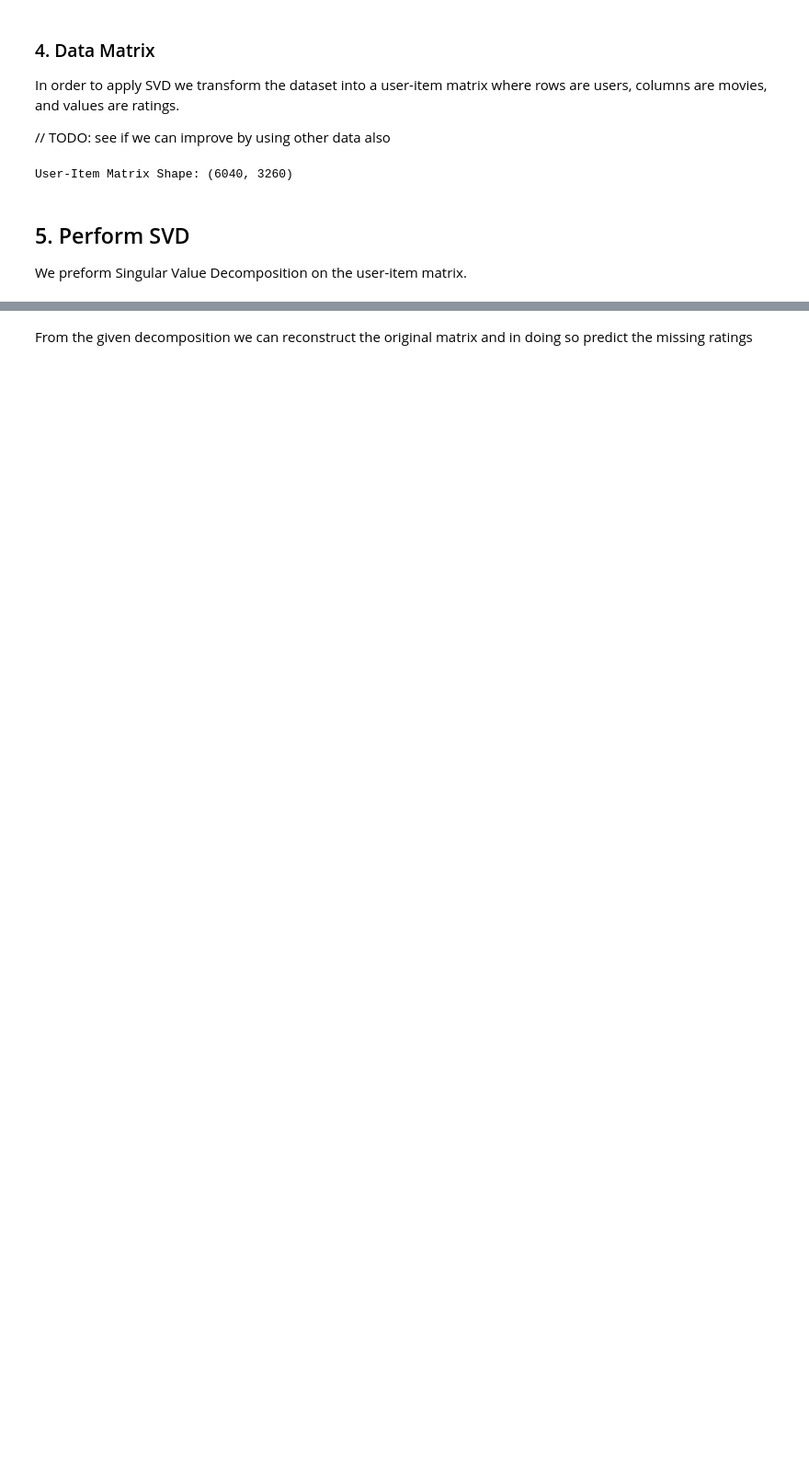
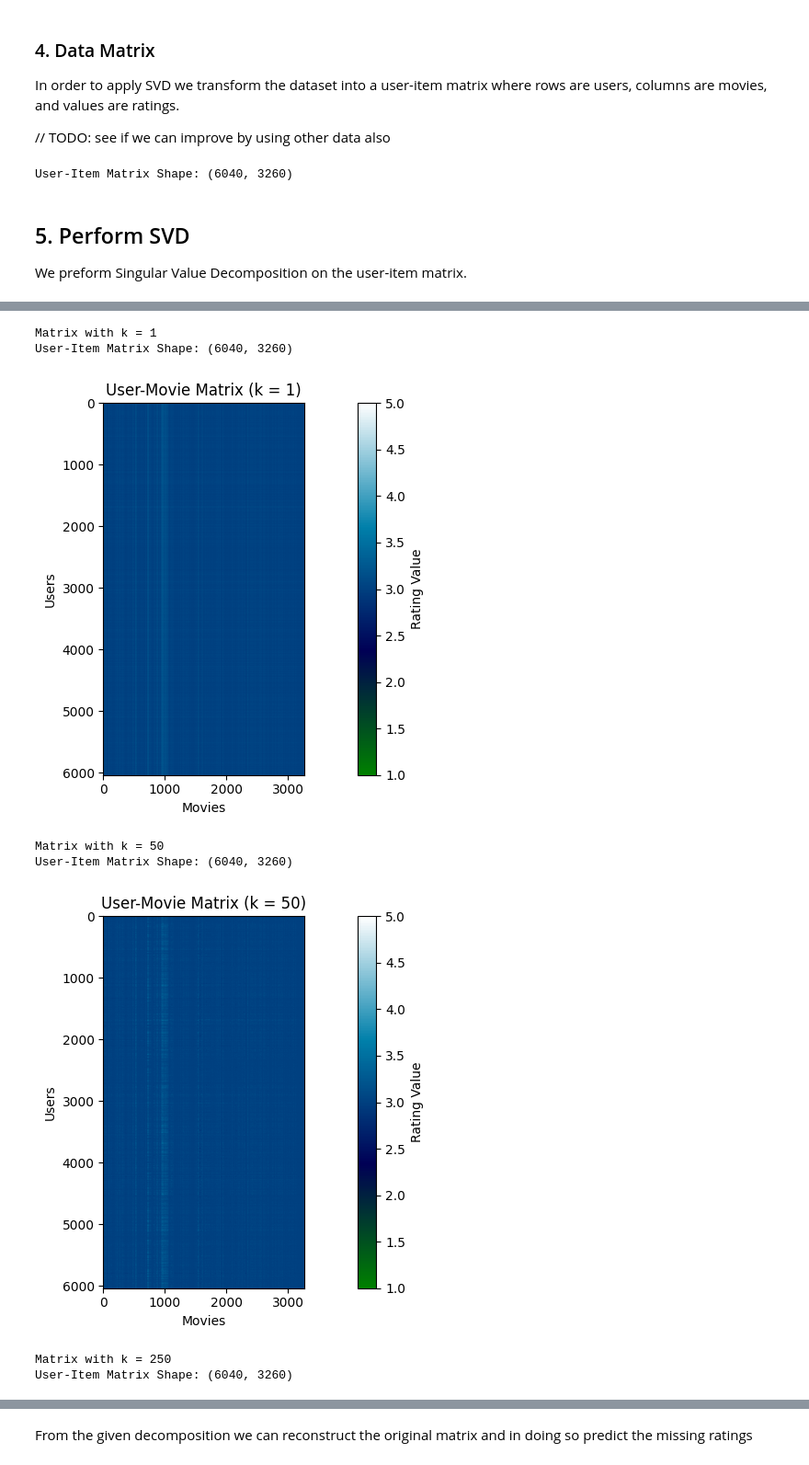
Before and after one commit to d4darius/CA-Homework3, a Jupyter notebook: Maretto_Gosmar_HWSVD.ipynb, the cells around one changed output, grey strips where cells are left out. Shown at 92% size. Drawn from its saved outputs; the diff is of its cells as text; code cells hidden in the pictures; blank space fills up the shorter version.

```diff
--- a/Maretto_Gosmar_HWSVD.ipynb
+++ b/Maretto_Gosmar_HWSVD.ipynb
@@ -251,9 +396,10 @@ def mat_show(mat, K, min_val, max_val):
     # Display the matrix shape
     print(f"Matrix with k = {K}")
     print("User-Item Matrix Shape:", mat.shape)
+    cmap = plt.get_cmap('ocean')
 
     plt.figure(figsize=(12, 5))  # Adjust figsize for a wider plot
-    plt.imshow(mat, cmap='RdBu_r', interpolation='nearest', vmin=min_val, vmax=max_val)  # Set colormap limits
+    plt.imshow(mat, cmap=cmap, vmin=min_val, vmax=max_val)  # Display
     plt.colorbar(label='Rating Value')  # Add a colorbar legend with a label
     plt.title(f'User-Movie Matrix (k = {K})')  # Set the title
     plt.yticks(np.arange(0, mat.shape[0], step=1000))  # Customize y-axis ticks
@@ -368,0 +533,18 @@ def svd_with_shift(A, num_singular_values=1, maxIter=100, relTol=1e-6):
+# %%
+U, S, Vt = svds(matrix, k=10)
+# Sort the singular values in descending order
+sorted_indices = np.argsort(S)[::-1]  # Indices for sorting in descending order
+S = S[sorted_indices]           # Sort singular values
+U = U[:, sorted_indices]                # Reorder columns of U
+Vt = Vt[sorted_indices, :]              # Reorder rows of V^T
+
+start_deflation = time.time()
+U_deflation, S_deflation, Vt_deflation = svd_with_deflation(matrix, num_singular_values=10)
+end_deflation = time.time()
+
+start_shift = time.time()
+U_shift, S_shift, Vt_shift = svd_with_shift(matrix, num_singular_values=10)
+end_shift = time.time()
+
+print(f"Deflation SVD took {end_deflation - start_deflation:.2f} seconds - with MSE: {np.mean((np.diag(S_deflation) - S)**2)}")
+print(f"Shift SVD took {end_shift - start_shift:.2f} seconds - with MSE: {np.mean((np.diag(S_shift) - S)**2)}")
@@ -368,0 +556,15 @@ def svd_with_shift(A, num_singular_values=1, maxIter=100, relTol=1e-6):
+# %%
+# Display the reconstructed matrix
+for k in [1, 50, 250, 1000]:
+    U, sigma, Vt = svd_with_shift(matrix, num_singular_values=k, maxIter=1000, relTol=1e-3)
+    matrix_hat = np.dot(U, np.dot(sigma, Vt))
+    mat_show(matrix_hat, k, min_val, max_val)
+# %% [output]
+Matrix with k = 1
+User-Item Matrix Shape: (6040, 3260)
+[figure, added]
+Matrix with k = 50
+User-Item Matrix Shape: (6040, 3260)
+[figure, added]
+Matrix with k = 250
+User-Item Matrix Shape: (6040, 3260)
```
Also changed, not shown: parts of 23 cells of this notebook.
